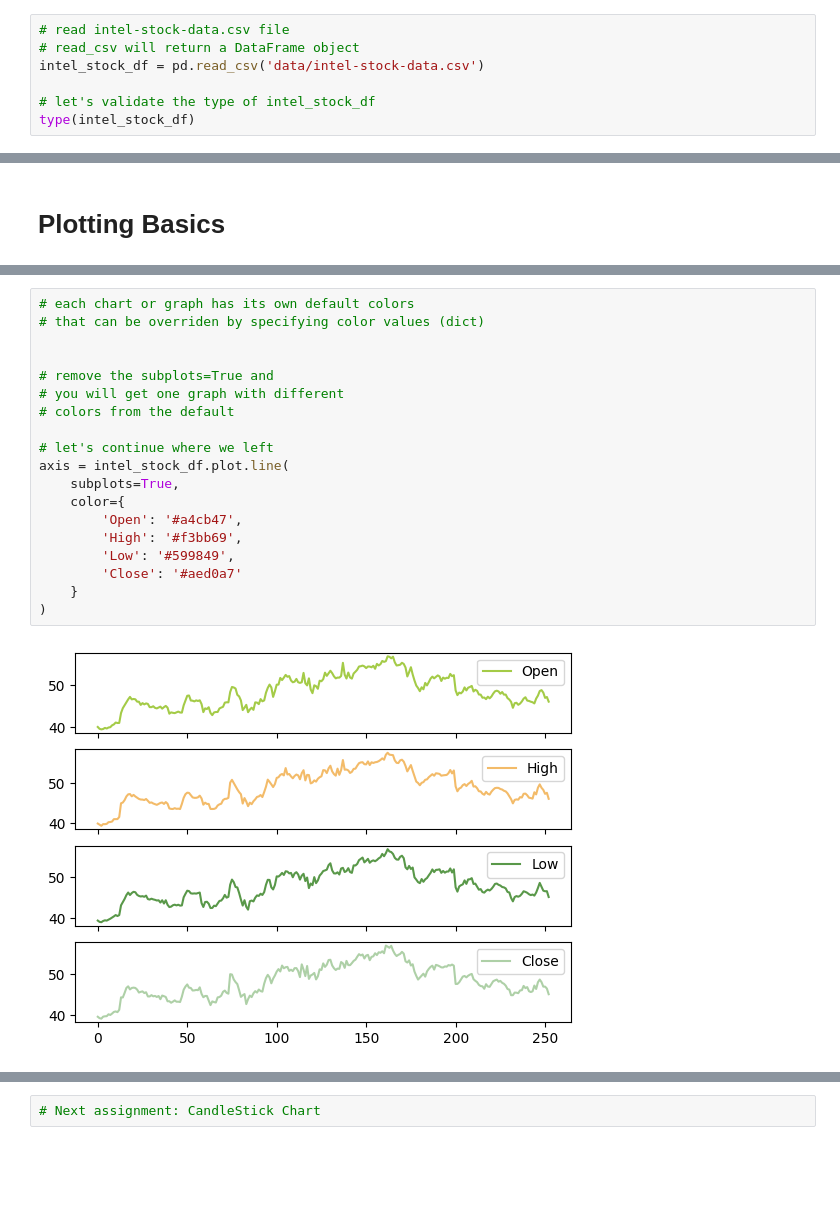
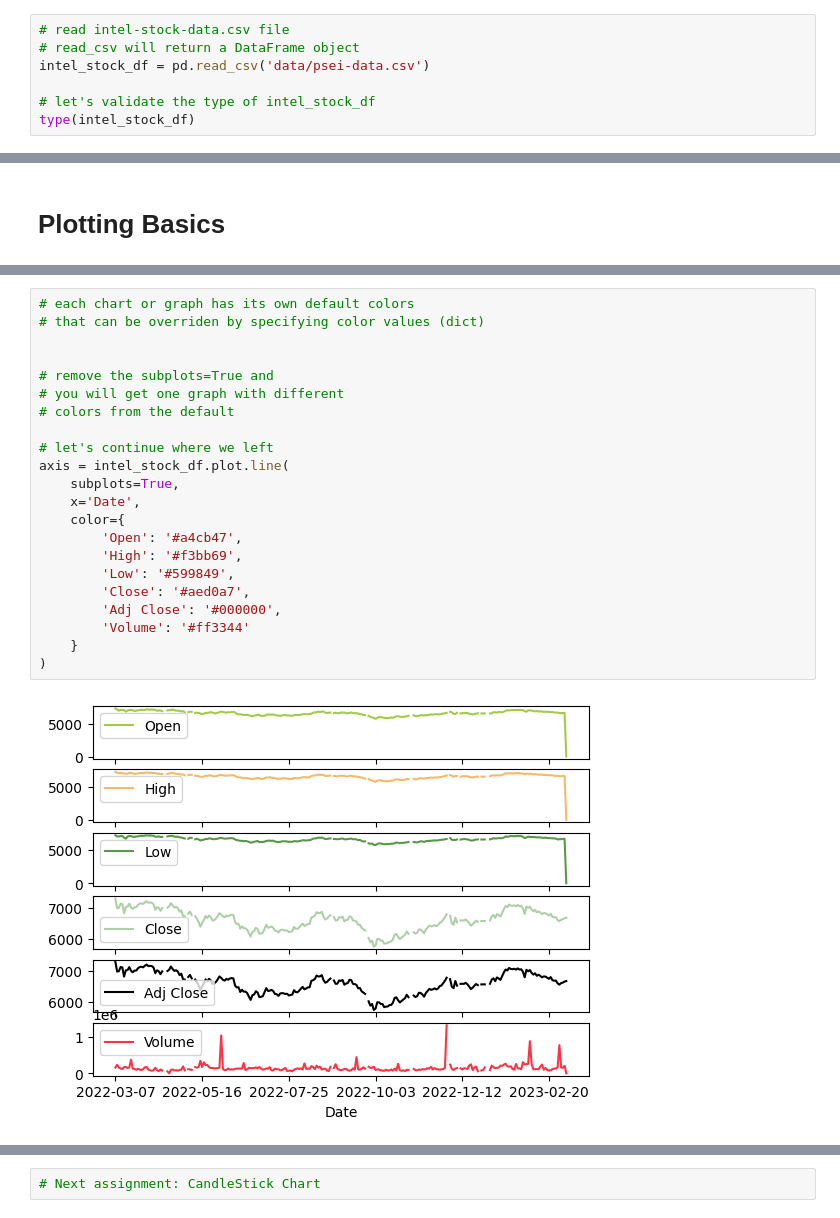
Before and after one commit to moisescujardo/python-projects, a Jupyter notebook: data-science-projects/learning_python_pandas_one_reading_data_and_simple_plots.ipynb, the cells around one changed output, grey strips where cells are left out. Saved outputs shown, nothing was run; the diff lists cells and outputs as text; blank space fills up the shorter version.

```diff
--- a/data-science-projects/learning_python_pandas_one_reading_data_and_simple_plots.ipynb
+++ b/data-science-projects/learning_python_pandas_one_reading_data_and_simple_plots.ipynb
@@ -16,7 +16,7 @@ from matplotlib import pyplot as plt
 # %%
 # read intel-stock-data.csv file
 # read_csv will return a DataFrame object
-intel_stock_df = pd.read_csv('data/intel-stock-data.csv')
+intel_stock_df = pd.read_csv('data/psei-data.csv')
 
 # let's validate the type of intel_stock_df
 type(intel_stock_df)
@@ -196,23 +199,26 @@ numpy.ndarray
 # %%
 # each chart or graph has its own default colors
 # that can be overriden by specifying color values (dict)
 
 
 # remove the subplots=True and
 # you will get one graph with different
 # colors from the default
 
 # let's continue where we left
 axis = intel_stock_df.plot.line(
     subplots=True,
+    x='Date',
     color={
         'Open': '#a4cb47',
         'High': '#f3bb69',
         'Low': '#599849',
-        'Close': '#aed0a7'
+        'Close': '#aed0a7',
+        'Adj Close': '#000000',
+        'Volume': '#ff3344'
     }
 )
 # %% [output]
-[figure, old version]
+[figure, new version]
 # %%
 # here's a line chart with close values by date
```
Also changed, not shown: parts of 16 cells of this notebook, 9 other files.
